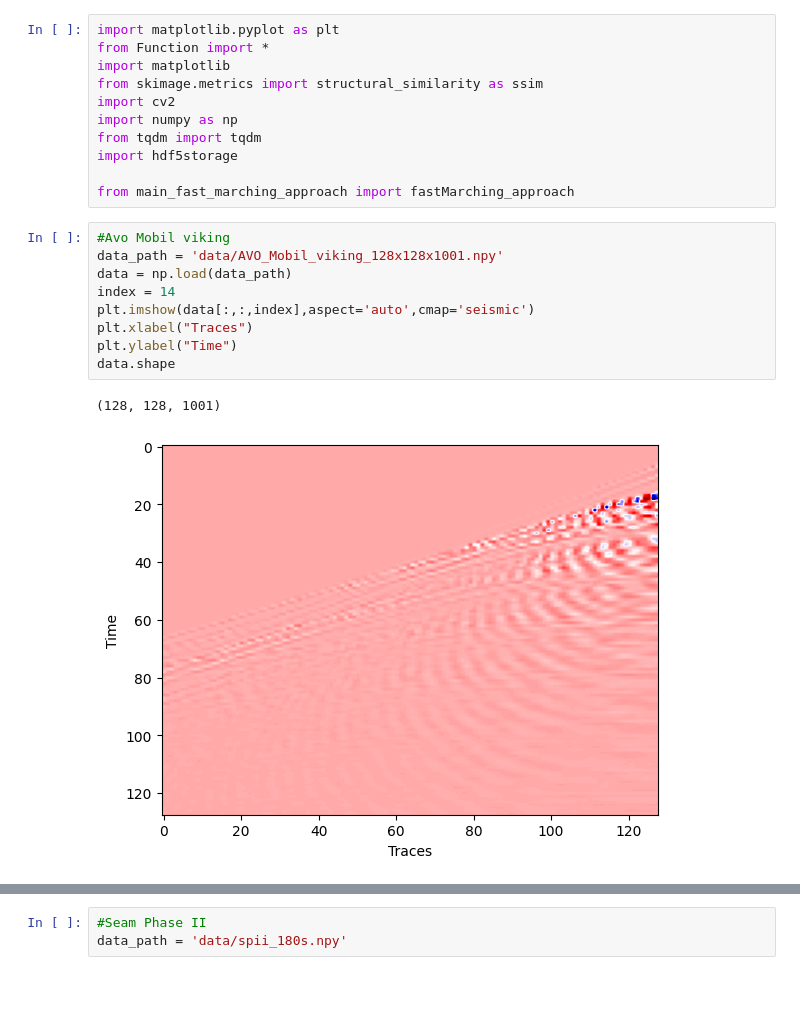
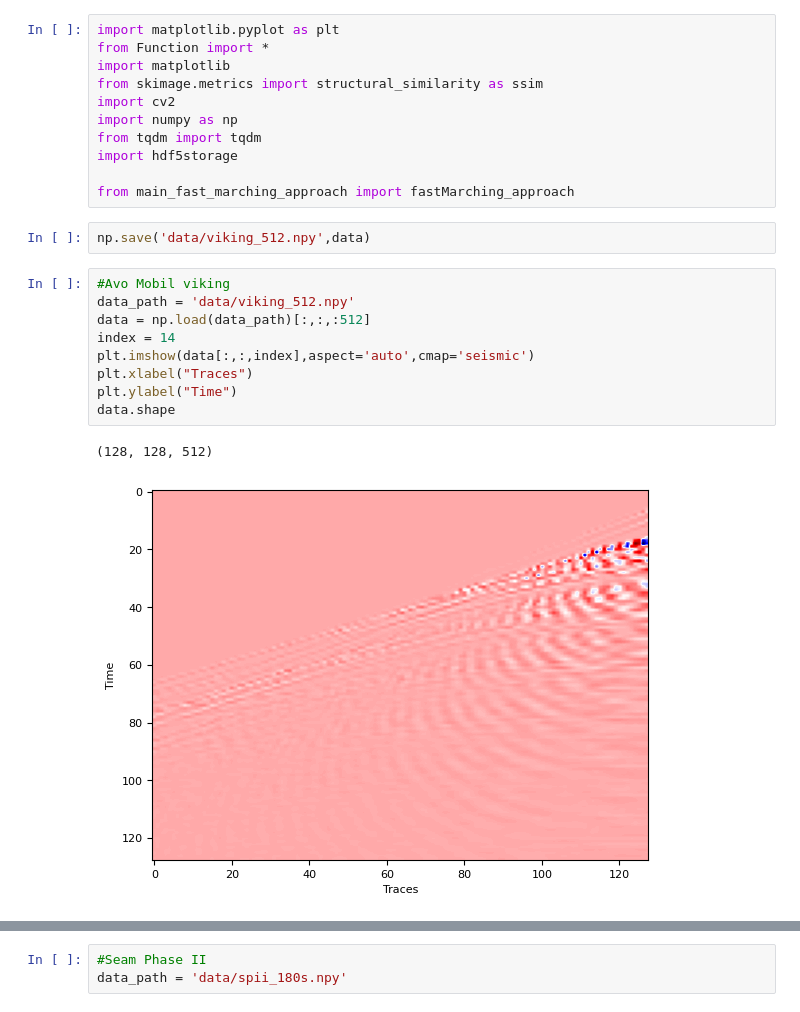
Before and after one commit to luismiguel13/seismic_simulations, a Jupyter notebook: Test_mask_fastmarchig_shots08.ipynb, the cells around one changed output, grey strips where cells are left out. Drawn from its saved outputs; the diff is of its cells as text; blank space fills up the shorter version.

```diff
--- a/Test_mask_fastmarchig_shots08.ipynb
+++ b/Test_mask_fastmarchig_shots08.ipynb
@@ -11,16 +11,18 @@ from tqdm import tqdm
 import hdf5storage
 
 from main_fast_marching_approach import fastMarching_approach
+# %%
+np.save('data/viking_512.npy',data)
 # %%
 #Avo Mobil viking
-data_path = 'data/AVO_Mobil_viking_128x128x1001.npy'
-data = np.load(data_path)
+data_path = 'data/viking_512.npy'
+data = np.load(data_path)[:,:,:512]
 index = 14
 plt.imshow(data[:,:,index],aspect='auto',cmap='seismic')
 plt.xlabel("Traces")
 plt.ylabel("Time")
 data.shape
 # %% [output]
-(128, 128, 1001)
+(128, 128, 512)
-[figure, old version]
+[figure, new version]
 # %%
```
Also changed, not shown: parts of 3 cells of this notebook, 3 other files.
